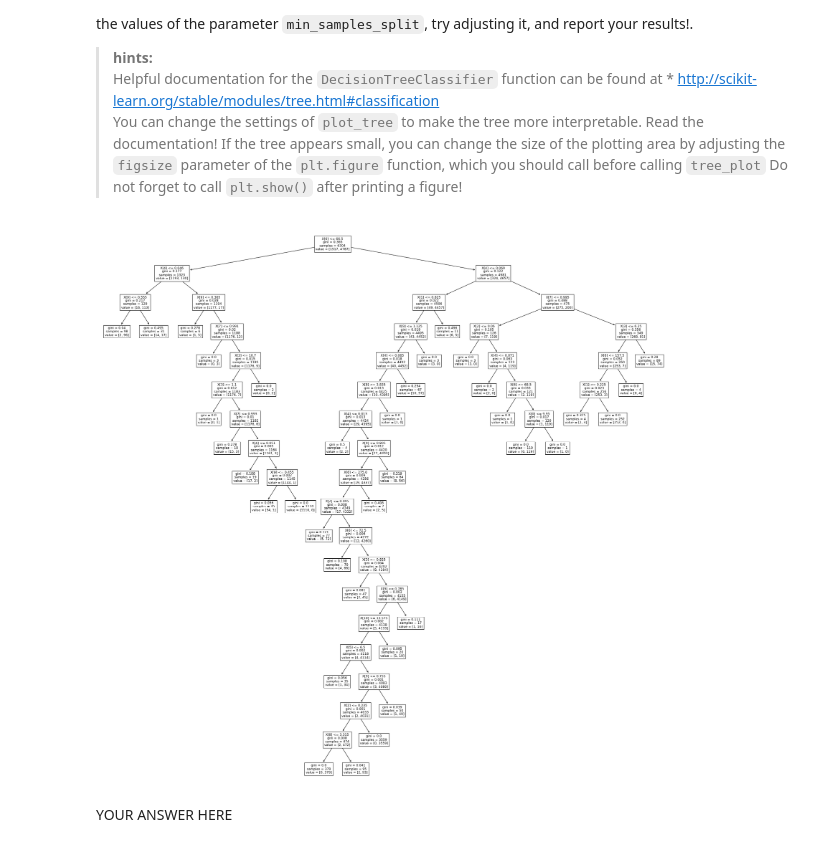
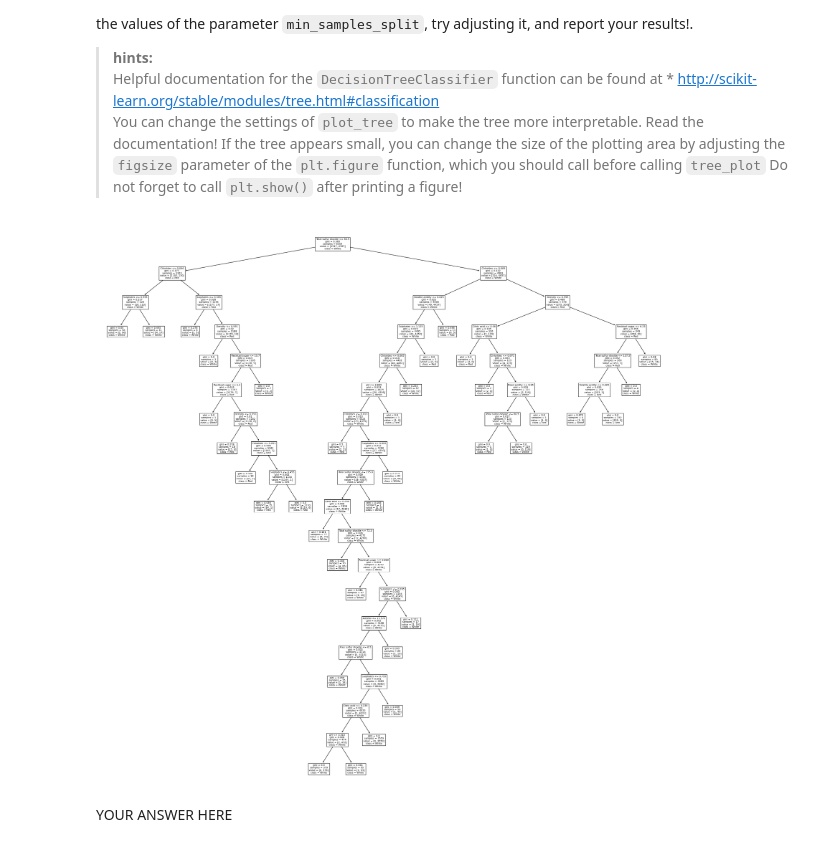
Before and after one commit to CornelisseMichael/Datamining, a Jupyter notebook: assignment_3/assignment_3/assignment_3.ipynb, the cells around one changed output. Cells and saved outputs as stored; diff of their text form; code cells hidden in the pictures.

Commit message:
Adjustments to tree

```diff
--- a/assignment_3/assignment_3/assignment_3.ipynb
+++ b/assignment_3/assignment_3/assignment_3.ipynb
@@ -113,13 +113,13 @@ Do not forget to call `plt.show()` after printing a figure!
 # %%
 # YOUR CODE HERE
 # additional link for DecissionThreeClasifier https://scikit-learn.org/stable/modules/generated/sklearn.tree.DecisionTreeClassifier.html
 clf = tree.DecisionTreeClassifier(criterion='gini', min_samples_split=100)
 clf = clf.fit(X, y)
-plt.figure(figsize=(30, 30))
-tree.plot_tree(clf)
+plt.figure(figsize=(20, 20))
+tree.plot_tree(clf, feature_names=attribute_names, class_names = class_names)
 plt.show()
 # %% [output]
-[figure, old version]
+[figure, new version]
 # %% [markdown]
 YOUR ANSWER HERE
 # %% [markdown]
```
Also changed, not shown: parts of 2 cells of this notebook.
